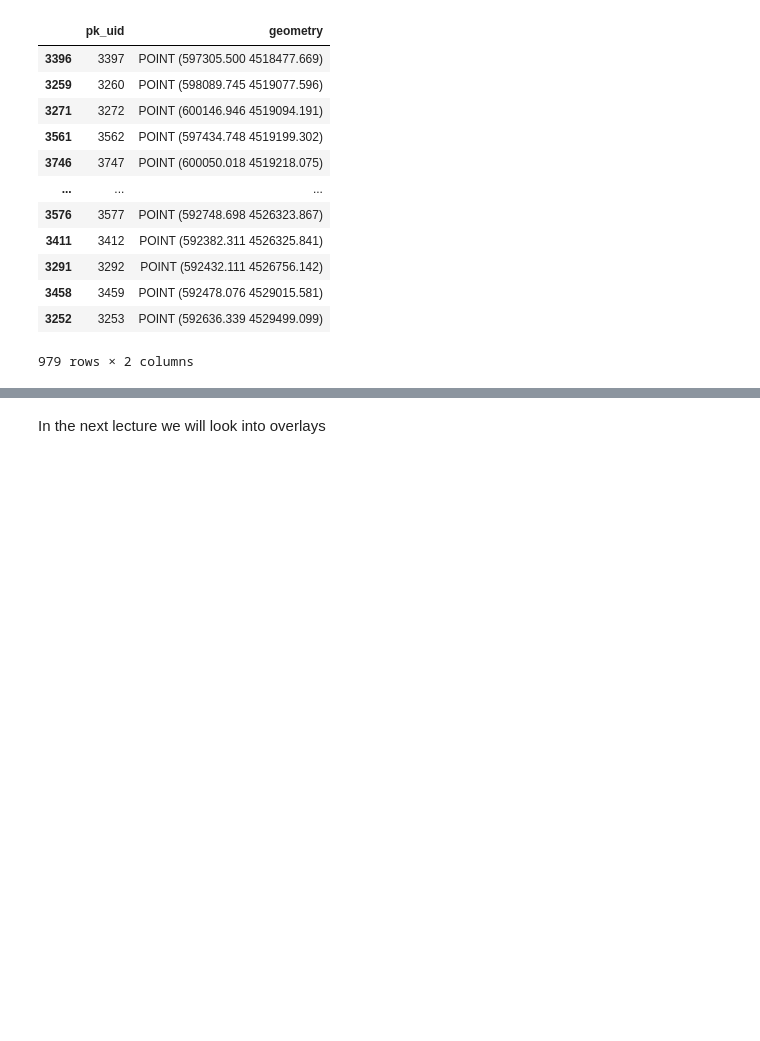
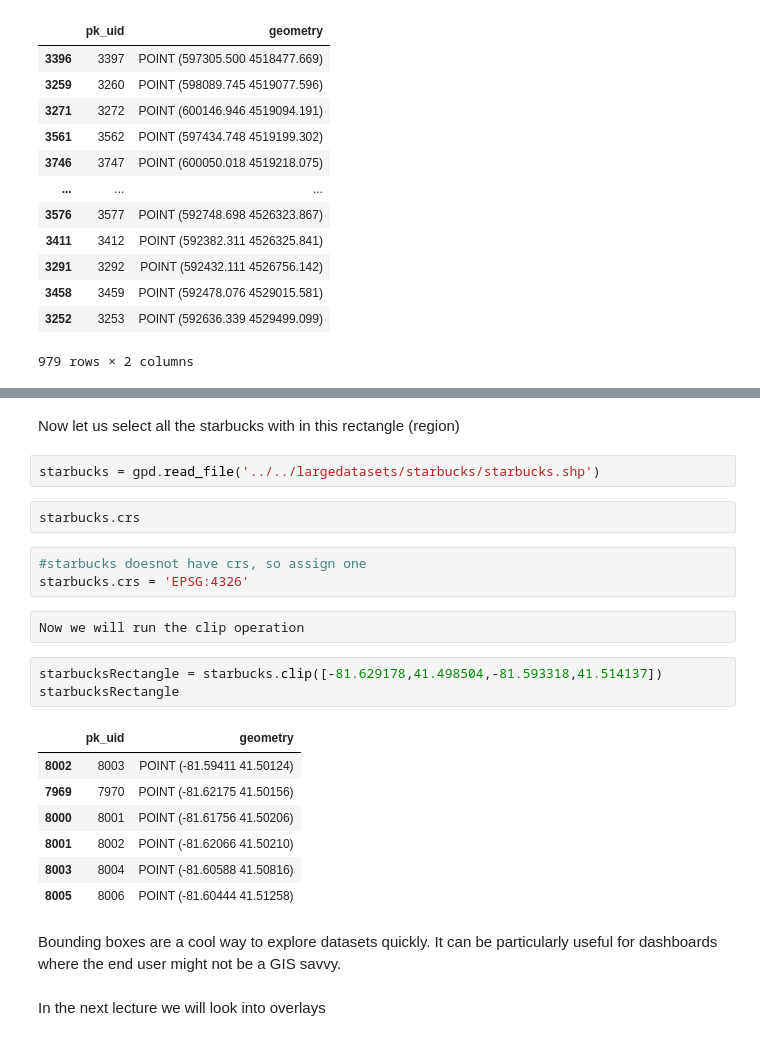
Before and after one commit to JayakrishnanAjayakumar/geospatialanalytics2023, a Jupyter notebook: L12/12.1.SpatialAnalysisIV.ipynb, the cells around one changed output, grey strips where cells are left out. Cells and saved outputs as stored; diff of their text form; blank space fills up the shorter version.

```diff
--- a/L12/12.1.SpatialAnalysisIV.ipynb
+++ b/L12/12.1.SpatialAnalysisIV.ipynb
@@ -581,2 +600,26 @@ bronx_homicide
+# %% [markdown]
+Now let us select all the starbucks with in this rectangle (region)
+# %%
+starbucks = gpd.read_file('../../largedatasets/starbucks/starbucks.shp')
+# %%
+starbucks.crs
+# %%
+#starbucks doesnot have crs, so assign one
+starbucks.crs = 'EPSG:4326'
+# %%
+Now we will run the clip operation
+# %%
+starbucksRectangle = starbucks.clip([-81.629178,41.498504,-81.593318,41.514137])
+starbucksRectangle
+# %% [output]
+|  | pk_uid | geometry |
+| 8002 | 8003 | POINT (-81.59411 41.50124) |
+| 7969 | 7970 | POINT (-81.62175 41.50156) |
+| 8000 | 8001 | POINT (-81.61756 41.50206) |
+| 8001 | 8002 | POINT (-81.62066 41.50210) |
+| 8003 | 8004 | POINT (-81.60588 41.50816) |
+| 8005 | 8006 | POINT (-81.60444 41.51258) |
+# %% [markdown]
+Bounding boxes are a cool way to explore datasets quickly. It can be particularly useful for dashboards where the end user might not be a GIS savvy.
 # %% [markdown]
 In the next lecture we will look into overlays
```
Also changed, not shown: parts of 7 cells of this notebook, 1 other file.
